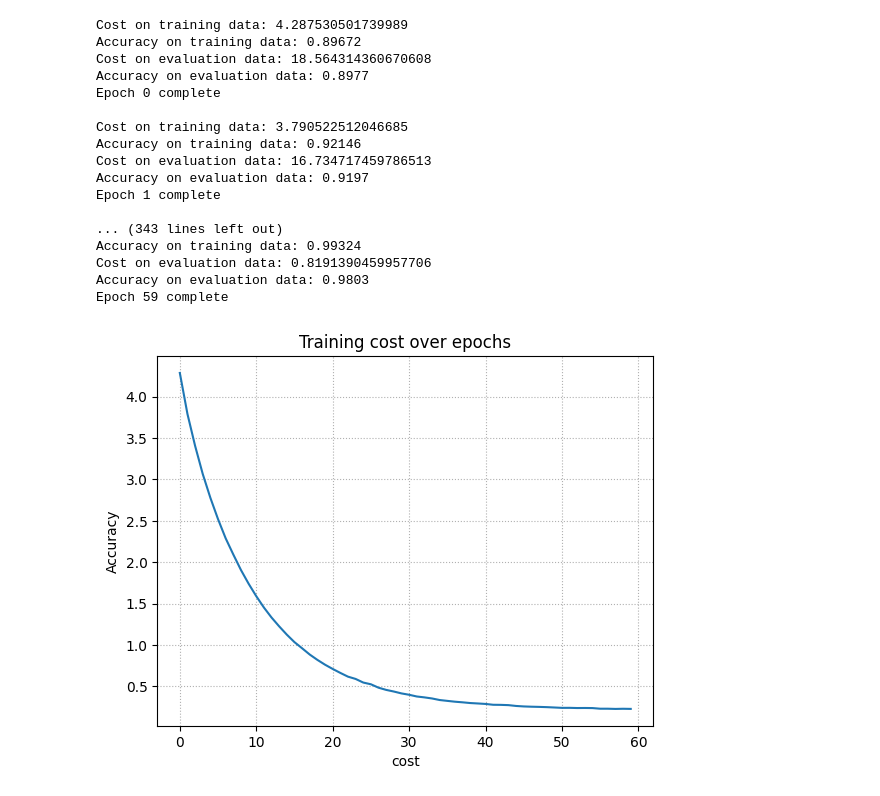
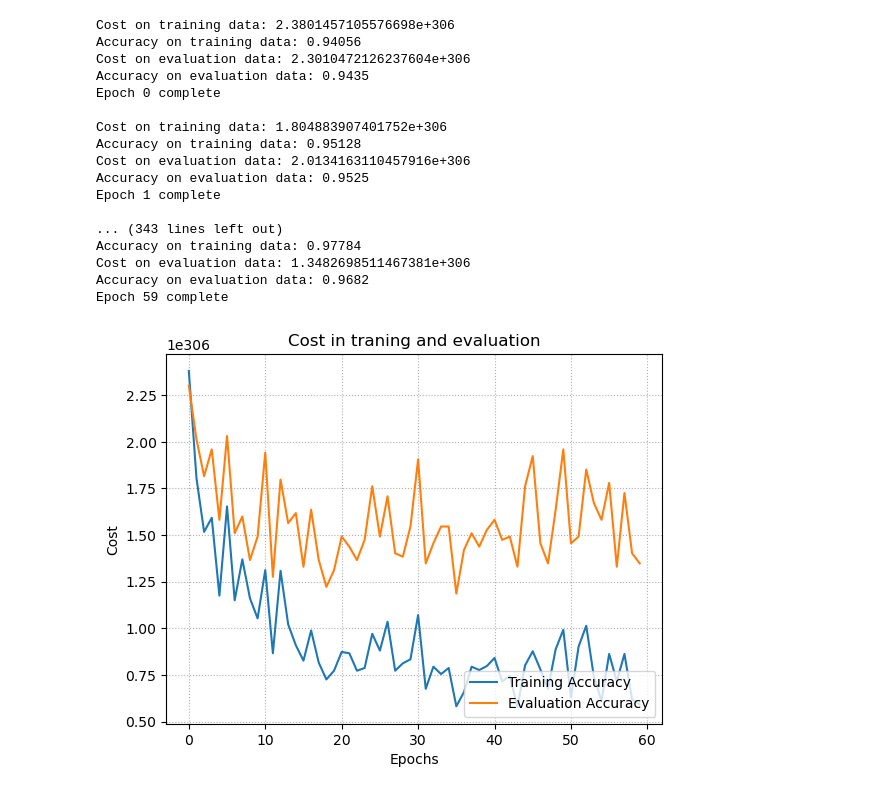
Before and after one commit to Calebagoha123/neural_net_from_scratch, a Jupyter notebook: mnist.ipynb, the cells around one changed output. Cells and saved outputs as stored; diff of their text form; code cells hidden in the pictures.

Commit message:
relu implemented

```diff
--- a/mnist.ipynb
+++ b/mnist.ipynb
@@ -12,6 +12,12 @@ def sigmoid(z):
 
 def sigmoid_prime(z):
     return sigmoid(z) * (1 - sigmoid(z))
+
+def relu(z):
+    return np.maximum(0, z)
+
+def relu_prime(z):
+    return np.where(z > 0, 1, 0)
 # %%
 #Cost function
 class CrossEntropyCost(object):
@@ -31,14 +37,14 @@ class Network(object):
         self.num_layers = len(sizes)
         self.sizes = sizes
         self.biases = [np.random.randn(y, 1) for y in sizes[1:]]
-        self.weights = [np.random.randn(y, x) for x, y in zip(sizes[:-1], sizes[1:])]
+        self.weights = [np.random.randn(y, x)/np.sqrt(x) for x, y in zip(sizes[:-1], sizes[1:])]
         self.cost = cost
 
     def feedforward(self, a):
         """Return the output of the network if 'a' is an input"""
 
         for b, w in zip(self.biases, self.weights):
-            a = sigmoid(np.dot(w, a) + b)
+            a = relu(np.dot(w, a) + b)
         return a
 
     def SGD(self, training_data, epochs, mini_batch_size, eta, lmbda=0.0, evaluation_data=None, monitor_evaluation_cost=False,
@@ -94,7 +100,7 @@ class Network(object):
         for b, w in zip(self.biases, self.weights):
             z = np.dot(w, activation) + b
             zs.append(z)
-            activation = sigmoid(z)
+            activation = relu(z)
             activations.append(activation)
 
         #backward pass
@@ -104,7 +110,7 @@ class Network(object):
 
         for l in range(2, self.num_layers):
             z = zs[-l]
-            sp = sigmoid_prime(z)
+            sp = relu_prime(z)
             delta = np.dot(self.weights[-l+1].transpose(), delta) * sp
             nabla_b[-l] = np.sum(delta, axis=1, keepdims=True)
             nabla_w[-l] = np.dot(delta, activations[-l-1].transpose())
@@ -169,38 +175,40 @@ training_data, validation_data, test_data = load_data()
 training_data, validation_data, test_data = preprocess_data(training_data, validation_data, test_data)
 # %%
 # training the neural network
-net = Network([784, 100, 10])
-net.SGD(training_data, 60, 10, 0.1, evaluation_data=test_data, lmbda=5.0, monitor_evaluation_accuracy=True, monitor_training_accuracy=True,
-        monitor_evaluation_cost=True,
-        monitor_training_cost=True)
+net = Network([784, 30, 10])
+training_costs = []
+net.SGD(training_data, 60, 10, 0.1, evaluation_data=validation_data, lmbda=5, monitor_evaluation_accuracy=True, monitor_training_accuracy=True,
+                monitor_evaluation_cost=True,
+                monitor_training_cost=True)
 # %% [output]
-Cost on training data: 4.287530501739989
-Accuracy on training data: 0.89672
-Cost on evaluation data: 18.564314360670608
-Accuracy on evaluation data: 0.8977
+Cost on training data: 2.3801457105576698e+306
+Accuracy on training data: 0.94056
+Cost on evaluation data: 2.3010472126237604e+306
+Accuracy on evaluation data: 0.9435
 Epoch 0 complete
 
-Cost on training data: 3.790522512046685
-Accuracy on training data: 0.92146
-Cost on evaluation data: 16.734717459786513
-Accuracy on evaluation data: 0.9197
+Cost on training data: 1.804883907401752e+306
+Accuracy on training data: 0.95128
+Cost on evaluation data: 2.0134163110457916e+306
+Accuracy on evaluation data: 0.9525
 Epoch 1 complete
 
 ... (343 lines left out)
-Accuracy on training data: 0.99324
-Cost on evaluation data: 0.8191390459957706
-Accuracy on evaluation data: 0.9803
+Accuracy on training data: 0.97784
+Cost on evaluation data: 1.3482698511467381e+306
+Accuracy on evaluation data: 0.9682
 Epoch 59 complete
 # %%
-#results
-plt.plot(net.training_cost)
-plt.xlabel('cost')
-plt.ylabel('Accuracy')
-plt.title('Training cost over epochs')
+plt.plot(net.training_cost, label='Training Accuracy')
+plt.plot(net.evaluation_cost, label='Evaluation Accuracy')
+plt.xlabel('Epochs')
+plt.ylabel('Cost')
+plt.title('Cost in traning and evaluation')
 plt.grid(True, linestyle=":")
+plt.legend(loc="lower right")
 plt.show()
 # %% [output]
-[figure, old version]
+[figure, new version]
 # %%
 plt.plot(net.training_accuracy, label='Training Accuracy')
 plt.plot(net.evaluation_accuracy, label='Evaluation Accuracy')
```
Also changed, not shown: parts of 2 cells of this notebook, 5 other files.
